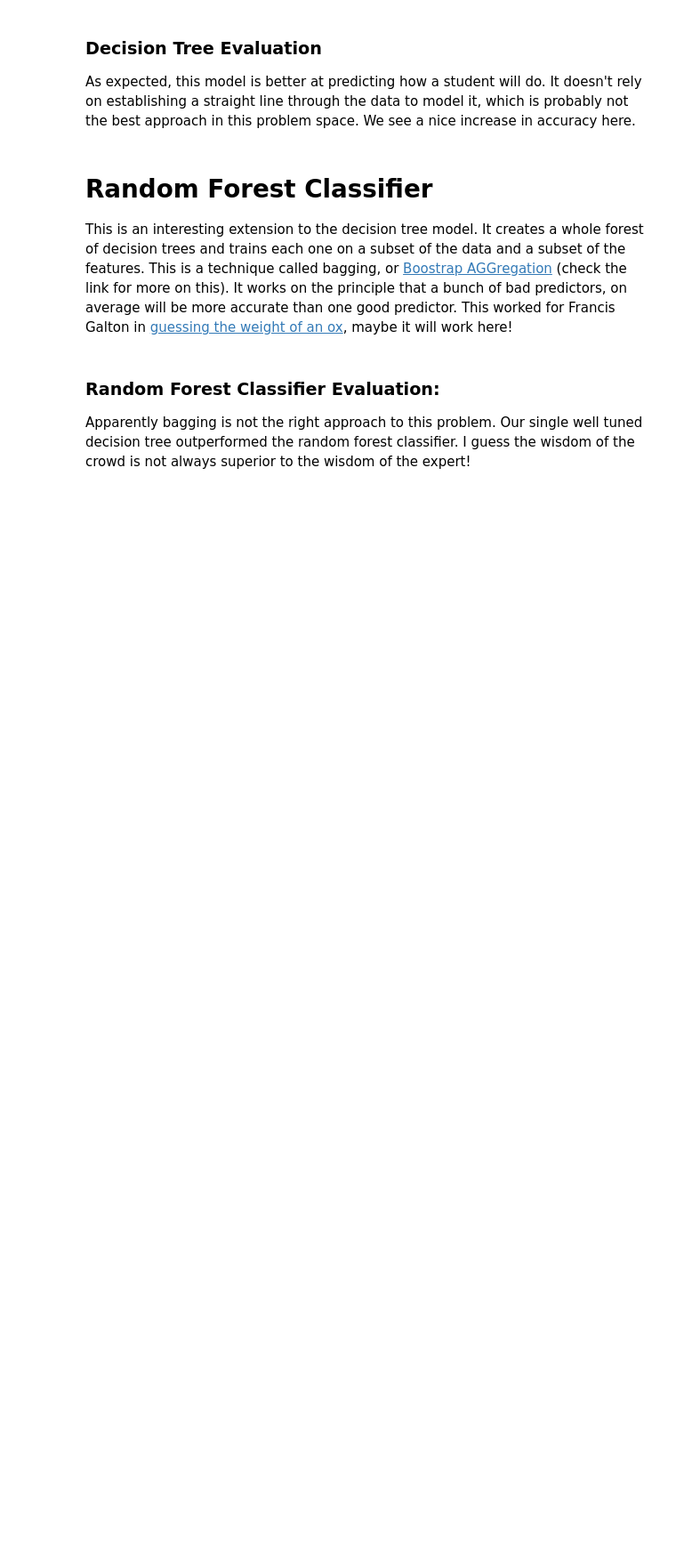
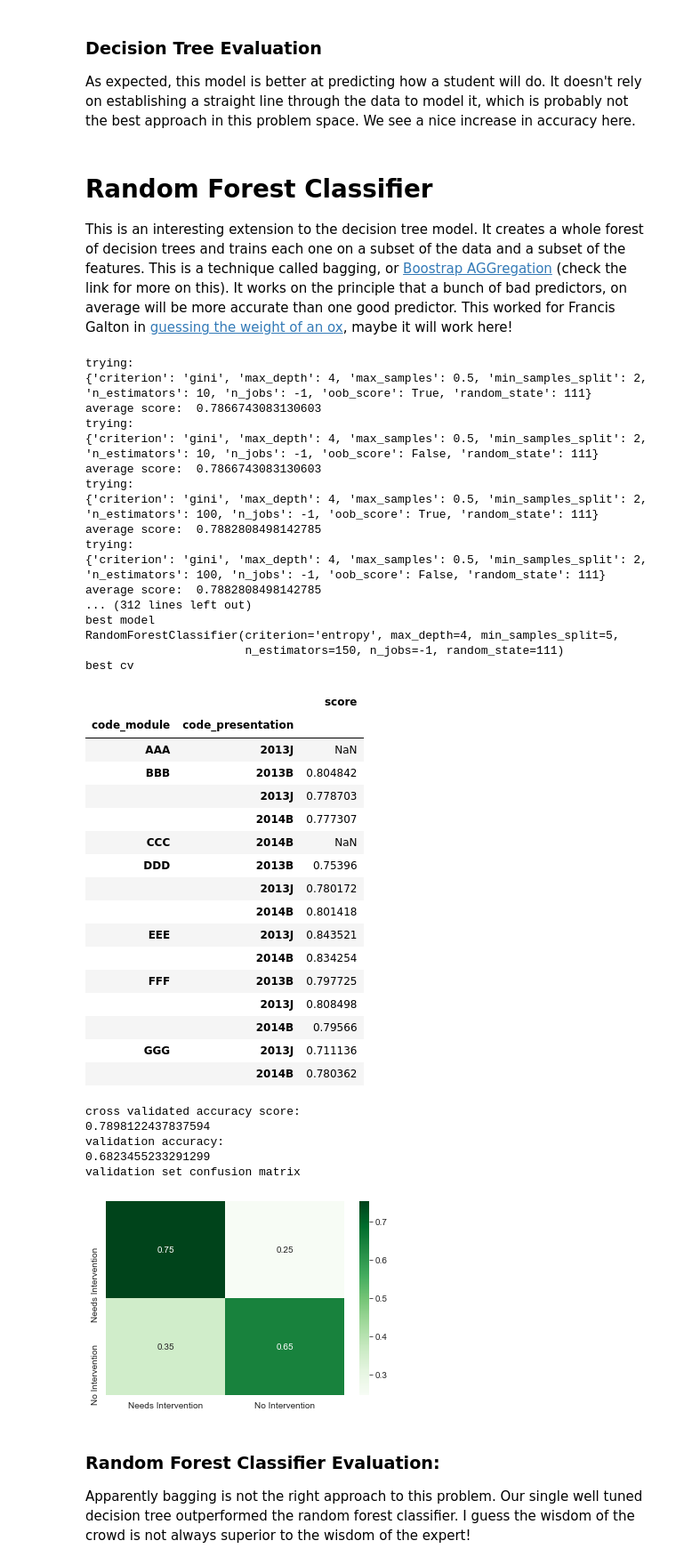
Before and after one commit to Caellwyn/ou_student_predictions, a Jupyter notebook: notebooks/shallow_model_predict_future.ipynb, the cells around one changed output. Shown at 89% size. Cells and saved outputs as stored; diff of their text form; code cells hidden in the pictures; blank space fills up the shorter version.

```diff
--- a/notebooks/shallow_model_predict_future.ipynb
+++ b/notebooks/shallow_model_predict_future.ipynb
@@ -275,18 +252,59 @@ This is an interesting extension to the decision tree model.  It creates a whole
 # %%
 RFparams = {'n_estimators':[10,100,150],
            'criterion':['gini','entropy'],
            'max_depth':[4],
            'min_samples_split':[2,4,5],
            'oob_score':[True,False],
            'n_jobs':[-1],'random_state':[111],
            'max_samples':[.5,.7,None]}
 
-RFgrid = Course_GridSearchCV(RandomForestClassifier(), RFparams, cv=cv)
+RFgrid = GridSearchPresentationCV(RandomForestClassifier(), RFparams, verbose = 1)
 
-RFgrid.fit(X_t, y_t)
+RFgrid.fit(train_df)
 
-RFmodel = score_grid(RFgrid, X_val_transformed, y_val, save_path = '../figures/RFmodel2confmatrix.png')
-pickle.dump(RFmodel, open('../models/RFmodel2.pkl','wb'))
+RFmodel = score_grid(RFgrid, X_test_transformed, y_test)
+# pickle.dump(RFmodel, open('../models/RFmodel2.pkl','wb'))
+# %% [output]
+trying:
+{'criterion': 'gini', 'max_depth': 4, 'max_samples': 0.5, 'min_samples_split': 2, 'n_estimators': 10, 'n_jobs': -1, 'oob_score': True, 'random_state': 111}
+average score:  0.7866743083130603
+trying:
+{'criterion': 'gini', 'max_depth': 4, 'max_samples': 0.5, 'min_samples_split': 2, 'n_estimators': 10, 'n_jobs': -1, 'oob_score': False, 'random_state': 111}
+average score:  0.7866743083130603
+trying:
+{'criterion': 'gini', 'max_depth': 4, 'max_samples': 0.5, 'min_samples_split': 2, 'n_estimators': 100, 'n_jobs': -1, 'oob_score': True, 'random_state': 111}
+average score:  0.7882808498142785
+trying:
+{'criterion': 'gini', 'max_depth': 4, 'max_samples': 0.5, 'min_samples_split': 2, 'n_estimators': 100, 'n_jobs': -1, 'oob_score': False, 'random_state': 111}
+average score:  0.7882808498142785
+... (312 lines left out)
+best model
+RandomForestClassifier(criterion='entropy', max_depth=4, min_samples_split=5,
+                       n_estimators=150, n_jobs=-1, random_state=111)
+best cv
+|  |  | score |
+| code_module | code_presentation |  |
+| AAA | 2013J | NaN |
+| BBB | 2013B | 0.804842 |
+|  | 2013J | 0.778703 |
+|  | 2014B | 0.777307 |
+| CCC | 2014B | NaN |
+| DDD | 2013B | 0.75396 |
+|  | 2013J | 0.780172 |
+|  | 2014B | 0.801418 |
+| EEE | 2013J | 0.843521 |
+|  | 2014B | 0.834254 |
+| FFF | 2013B | 0.797725 |
+|  | 2013J | 0.808498 |
+|  | 2014B | 0.79566 |
+| GGG | 2013J | 0.711136 |
+|  | 2014B | 0.780362 |
+cross validated accuracy score:
+0.7898122437837594
+validation accuracy:
+0.6823455233291299
+validation set confusion matrix
+[figure, added]
 # %% [markdown]
 ### Random Forest Classifier Evaluation:
 Apparently bagging is not the right approach to this problem.  Our single well tuned decision tree outperformed the random forest classifier.  I guess the wisdom of the crowd is not always superior to the wisdom of the expert!
```
Also changed, not shown: parts of 18 cells of this notebook, 1 other file.
